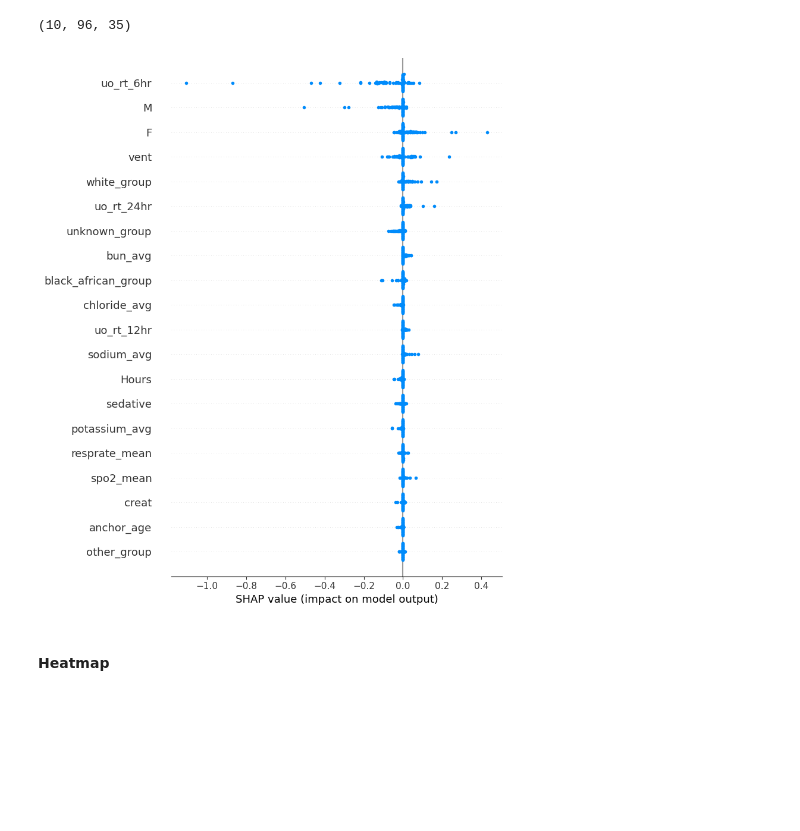
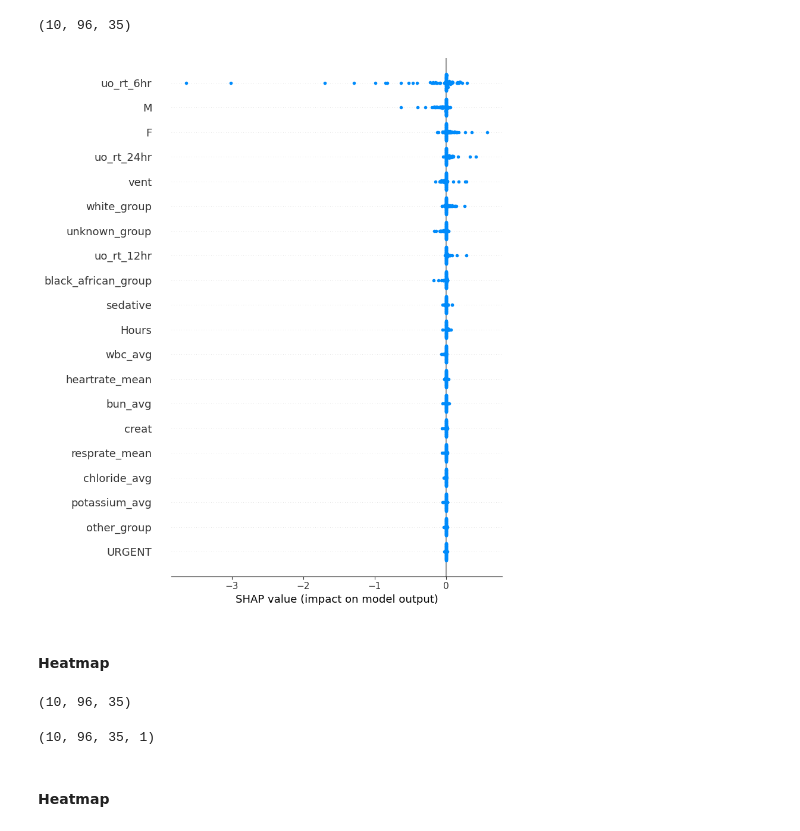
Before and after one commit to charicf/DoctorDisease2.0_AKI, a Jupyter notebook: ml_model/LSTM_features.ipynb, the cells around one changed output. Saved outputs shown, nothing was run; the diff lists cells and outputs as text; code cells hidden in the pictures; blank space fills up the shorter version.

```diff
--- a/ml_model/LSTM_features.ipynb
+++ b/ml_model/LSTM_features.ipynb
@@ -786,12 +954,12 @@ model_path = 'data/models/2024-12-13/fts_extract_race_groups'
 # %%
-# Run test on saved model best_classifier
-# remember to use the same hyperparameters as in training
+model_path = 'data/models/2024-12-13/fts_extract_race_groups/_dropout_0.2,batch_size_64,lr_0.pth'
+
 args = {
-    "best_model": str((Path(model_path) / args_detail).with_suffix(".pth")),
-    "dim": 35,  # 35
+    "best_model": model_path,
+    "dim": 35,
     "dropout": 0.2,
     "batch_size": 16,
-    "emb_size": 35,  # 35
+    "emb_size": 35,
     "aggregation_type": "mean",
     "bidirectional": False,
     "data": data_dir,  # path to data
@@ -800,5 +968,3 @@ args = {
     "imputation": "previous",
     "normalizer_state": None,
 }
-
-args
@@ -979,6 +1339,16 @@ shap_values_squeezed.shape
 (10, 96, 35)
 # %%
 # Plot the summary plot
-shap.summary_plot(shap_values_squeezed[0], feature_names=train_dataset.features)
+shap.summary_plot(shap_values_squeezed[5], feature_names=test_dataset.features)
 # %% [output]
-[figure, old version]
+[figure, new version]
+# %% [markdown]
+#### Heatmap
+# %%
+shap_values_squeezed.shape
+# %% [output]
+(10, 96, 35)
+# %%
+shap_values.shape
+# %% [output]
+(10, 96, 35, 1)
```
Also changed, not shown: parts of 69 cells of this notebook.
